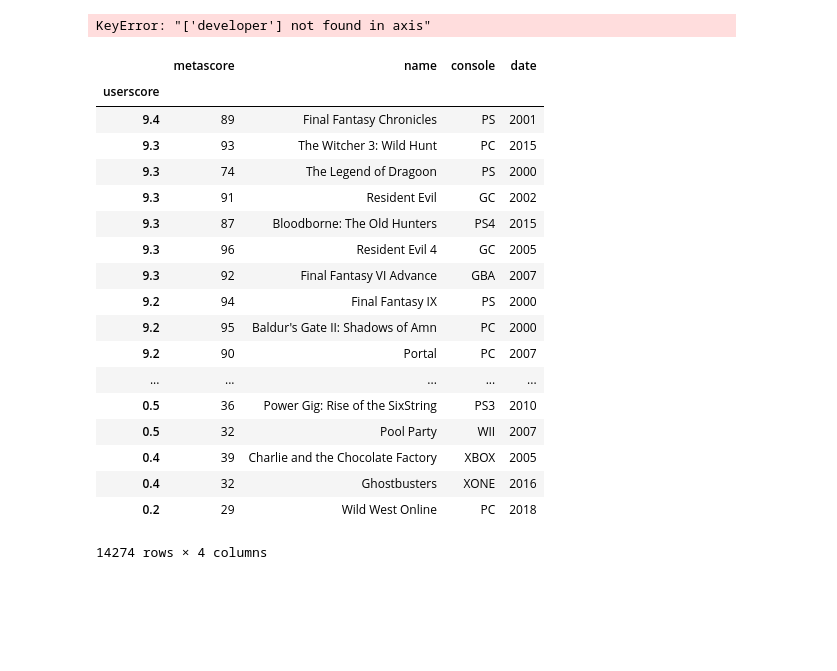
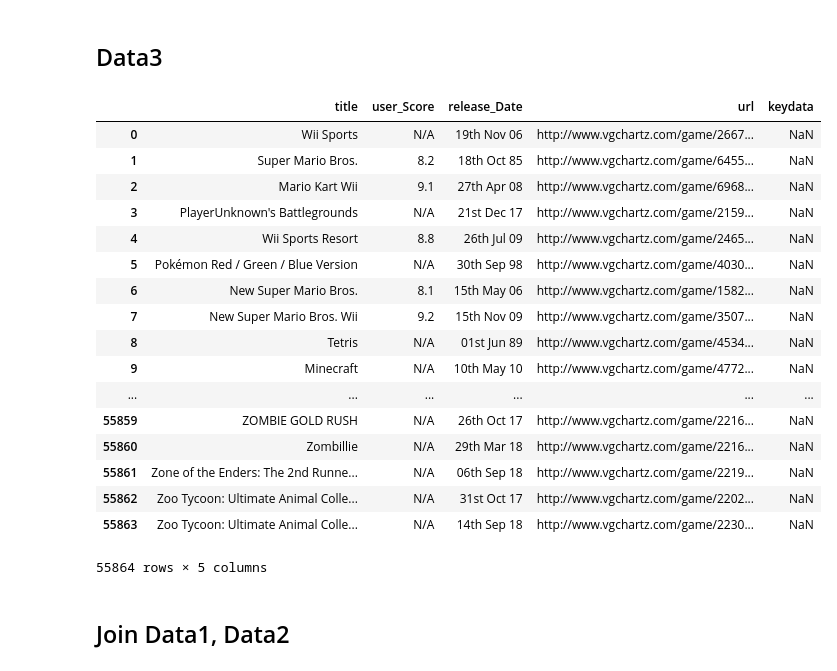
Before and after one commit to mell0611/data_science_project, a Jupyter notebook: dataset/csv_check.ipynb, the cells around one changed output. Saved outputs shown, nothing was run; the diff lists cells and outputs as text; code cells hidden in the pictures; blank space fills up the shorter version.

```diff
--- a/dataset/csv_check.ipynb
+++ b/dataset/csv_check.ipynb
@@ -135,36 +60,29 @@ data2 = data2.rename(columns = {'Name':'title'})
-# %%
-# data3 = data3.drop('other_sale',axis = 1)
-data3 = data3.drop('developer',axis = 1)
-data3 = data3.drop('console',axis = 1)
-data3 = data3.drop('publisher',axis = 1)
-data3 = data3.drop('tot_ship',axis = 1)
-data3 = data3.drop('tot_sale',axis = 1)
-data3 = data3.drop('na_sale',axis = 1)
-data3 = data3.drop('pal_sale',axis = 1)
-data3 = data3.drop('last_update',axis = 1)
-data3 = data3.drop('VGscore',axis = 1)
-# %% [output]
-KeyError: "['developer'] not found in axis"
-# %%
-data1
-# %% [output]
-|  | metascore | name | console | date |
-| userscore |  |  |  |  |
-| 9.4 | 89 | Final Fantasy Chronicles | PS | 2001 |
-| 9.3 | 93 | The Witcher 3: Wild Hunt | PC | 2015 |
-| 9.3 | 74 | The Legend of Dragoon | PS | 2000 |
-| 9.3 | 91 | Resident Evil | GC | 2002 |
-| 9.3 | 87 | Bloodborne: The Old Hunters | PS4 | 2015 |
-| 9.3 | 96 | Resident Evil 4 | GC | 2005 |
-| 9.3 | 92 | Final Fantasy VI Advance | GBA | 2007 |
-| 9.2 | 94 | Final Fantasy IX | PS | 2000 |
-| 9.2 | 95 | Baldur's Gate II: Shadows of Amn | PC | 2000 |
-| 9.2 | 90 | Portal | PC | 2007 |
-| ... | ... | ... | ... | ... |
-| 0.5 | 36 | Power Gig: Rise of the SixString | PS3 | 2010 |
-| 0.5 | 32 | Pool Party | WII | 2007 |
-| 0.4 | 39 | Charlie and the Chocolate Factory | XBOX | 2005 |
-| 0.4 | 32 | Ghostbusters | XONE | 2016 |
-| 0.2 | 29 | Wild West Online | PC | 2018 |
-14274 rows × 4 columns
+# %% [markdown]
+## Data3
+# %%
+data3 = pd.read_csv("data3.csv")
+data3 = data3.rename({'jp_sale':'keydata'}, axis = 1)
+data3 = data3.drop(['developer', 'console', 'publisher', 'tot_ship', 'tot_sale', 'na_sale', 'pal_sale', 'last_update', 'VGscore', 'other_sale'], axis = 1)
+data3
+# %% [output]
+|  | title | user_Score | release_Date | url | keydata |
+| 0 | Wii Sports | N/A | 19th Nov 06 | http://www.vgchartz.com/game/2667... | NaN |
+| 1 | Super Mario Bros. | 8.2 | 18th Oct 85 | http://www.vgchartz.com/game/6455... | NaN |
+| 2 | Mario Kart Wii | 9.1 | 27th Apr 08 | http://www.vgchartz.com/game/6968... | NaN |
+| 3 | PlayerUnknown's Battlegrounds | N/A | 21st Dec 17 | http://www.vgchartz.com/game/2159... | NaN |
+| 4 | Wii Sports Resort | 8.8 | 26th Jul 09 | http://www.vgchartz.com/game/2465... | NaN |
+| 5 | Pokémon Red / Green / Blue Version | N/A | 30th Sep 98 | http://www.vgchartz.com/game/4030... | NaN |
+| 6 | New Super Mario Bros. | 8.1 | 15th May 06 | http://www.vgchartz.com/game/1582... | NaN |
+| 7 | New Super Mario Bros. Wii | 9.2 | 15th Nov 09 | http://www.vgchartz.com/game/3507... | NaN |
+| 8 | Tetris | N/A | 01st Jun 89 | http://www.vgchartz.com/game/4534... | NaN |
+| 9 | Minecraft | N/A | 10th May 10 | http://www.vgchartz.com/game/4772... | NaN |
+| ... | ... | ... | ... | ... | ... |
+| 55859 | ZOMBIE GOLD RUSH | N/A | 26th Oct 17 | http://www.vgchartz.com/game/2216... | NaN |
+| 55860 | Zombillie | N/A | 29th Mar 18 | http://www.vgchartz.com/game/2216... | NaN |
+| 55861 | Zone of the Enders: The 2nd Runne... | N/A | 06th Sep 18 | http://www.vgchartz.com/game/2219... | NaN |
+| 55862 | Zoo Tycoon: Ultimate Animal Colle... | N/A | 31st Oct 17 | http://www.vgchartz.com/game/2202... | NaN |
+| 55863 | Zoo Tycoon: Ultimate Animal Colle... | N/A | 14th Sep 18 | http://www.vgchartz.com/game/2230... | NaN |
+55864 rows × 5 columns
+# %% [markdown]
+## Join Data1, Data2
 # %%
```
Also changed, not shown: parts of 11 cells of this notebook.
